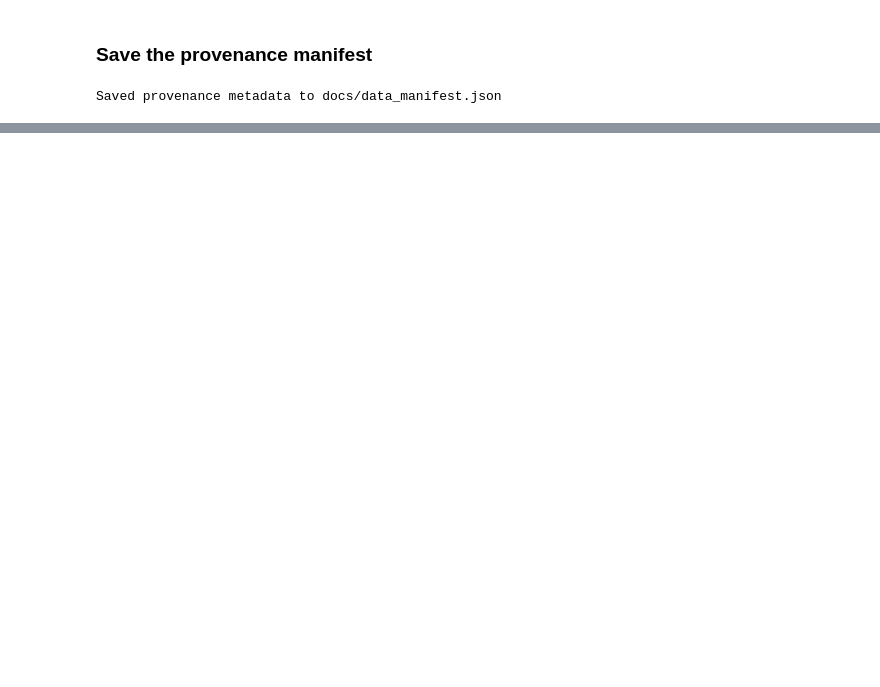
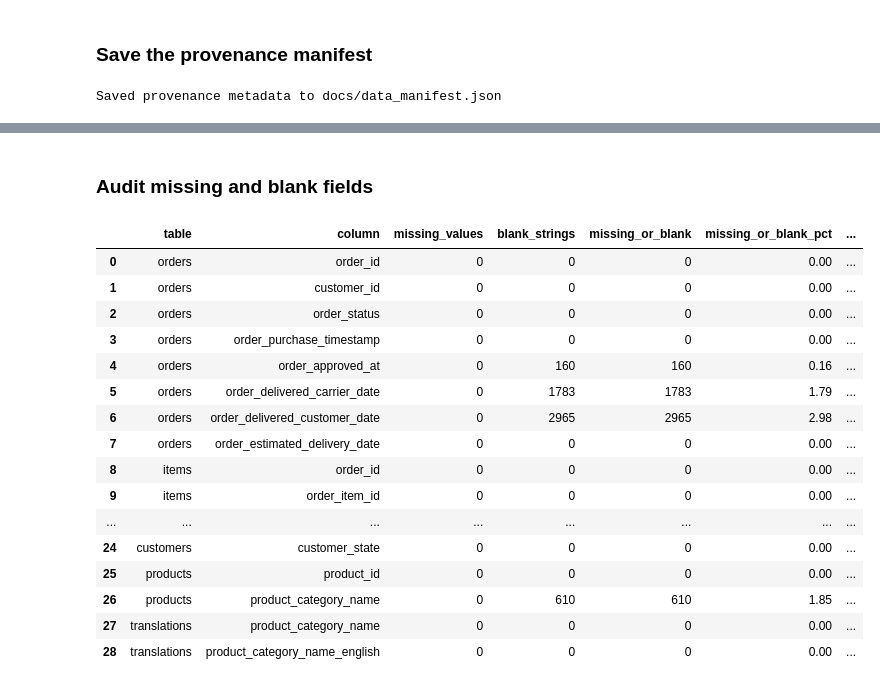
Before and after one commit to BusinessCrab/orderlens-brazilian-ecommerce-analysis, a Jupyter notebook: brazilian_ecommerce_analysis.ipynb, the cells around one changed output, grey strips where cells are left out. Cells and saved outputs as stored; diff of their text form; code cells hidden in the pictures; blank space fills up the shorter version.

Commit message:
initial source-table audit

```diff
--- a/brazilian_ecommerce_analysis.ipynb
+++ b/brazilian_ecommerce_analysis.ipynb
@@ -211,0 +303,64 @@ Saved provenance metadata to docs/data_manifest.json
+# %% [markdown]
+### Audit missing and blank fields
+# %%
+def blank_mask(series):
+    # identify empty or whitespace-only strings without changing values
+    return series.str.strip().eq("").fillna(False)
+
+field_rows = []
+unavailable_masks = {}
+
+for name , df in raw_tables.items():
+    # keep missing values and blank string different
+    missing = df.isna()
+    blank = df.apply(blank_mask)
+    unavailable = missing | blank
+
+    unavailable_masks[name] = unavailable
+
+    for column in df.columns:
+        surrounding_whitespace = (
+            df[column].str.strip().ne(df[column]).fillna(False)
+            & ~blank[column]
+        )
+
+        unavailable_count = int(unavailable[column].sum())
+
+        field_rows.append({
+            "table": name,
+            "column": column,
+            "missing_values": int(missing[column].sum()),
+            "blank_strings": int(blank[column].sum()),
+            "missing_or_blank": unavailable_count,
+            "missing_or_blank_pct": (
+                round(100 * unavailable_count / len(df), 2)
+                if len(df)
+                else pd.NA
+            ),
+            "nonblank_values_with_surrounding_whitespace": (
+                int(surrounding_whitespace.sum())
+            ),
+        })
+
+field_audit = pd.DataFrame(field_rows)
+
+with pd.option_context("display.max_rows" , None):
+    display(field_audit)
+# %% [output]
+|  | table | column | missing_values | blank_strings | missing_or_blank | missing_or_blank_pct | ... |
+| 0 | orders | order_id | 0 | 0 | 0 | 0.00 | ... |
+| 1 | orders | customer_id | 0 | 0 | 0 | 0.00 | ... |
+| 2 | orders | order_status | 0 | 0 | 0 | 0.00 | ... |
+| 3 | orders | order_purchase_timestamp | 0 | 0 | 0 | 0.00 | ... |
+| 4 | orders | order_approved_at | 0 | 160 | 160 | 0.16 | ... |
+| 5 | orders | order_delivered_carrier_date | 0 | 1783 | 1783 | 1.79 | ... |
+| 6 | orders | order_delivered_customer_date | 0 | 2965 | 2965 | 2.98 | ... |
+| 7 | orders | order_estimated_delivery_date | 0 | 0 | 0 | 0.00 | ... |
+| 8 | items | order_id | 0 | 0 | 0 | 0.00 | ... |
+| 9 | items | order_item_id | 0 | 0 | 0 | 0.00 | ... |
+| ... | ... | ... | ... | ... | ... | ... | ... |
+| 24 | customers | customer_state | 0 | 0 | 0 | 0.00 | ... |
+| 25 | products | product_id | 0 | 0 | 0 | 0.00 | ... |
+| 26 | products | product_category_name | 0 | 610 | 610 | 1.85 | ... |
+| 27 | translations | product_category_name | 0 | 0 | 0 | 0.00 | ... |
+| 28 | translations | product_category_name_english | 0 | 0 | 0 | 0.00 | ... |
```
Also changed, not shown: parts of 10 cells of this notebook, 1 other file.
